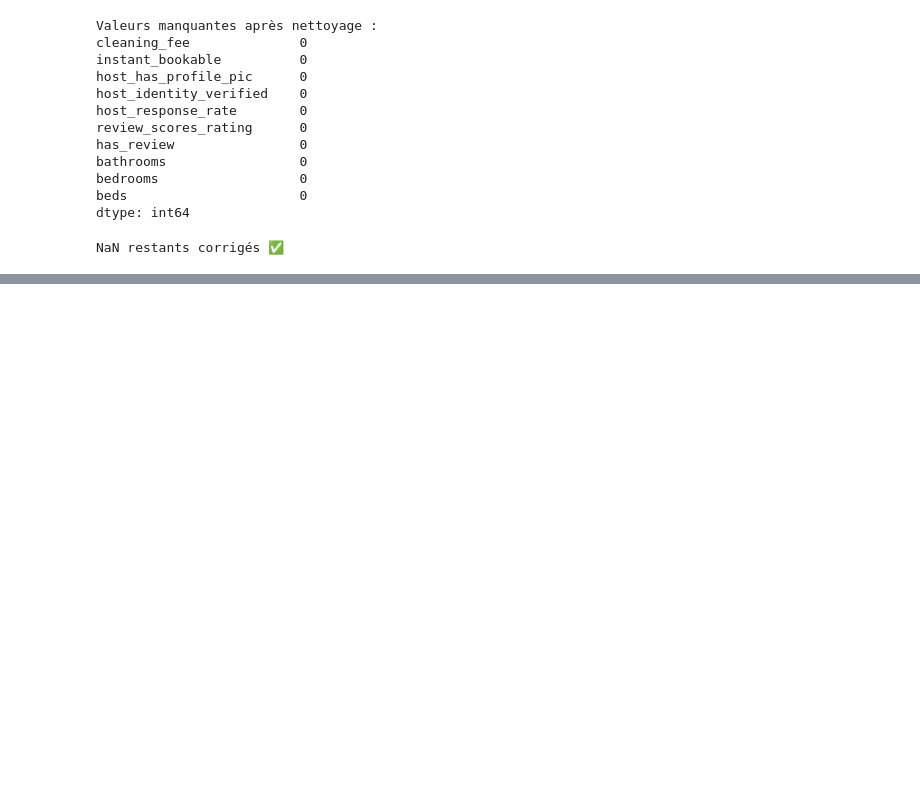
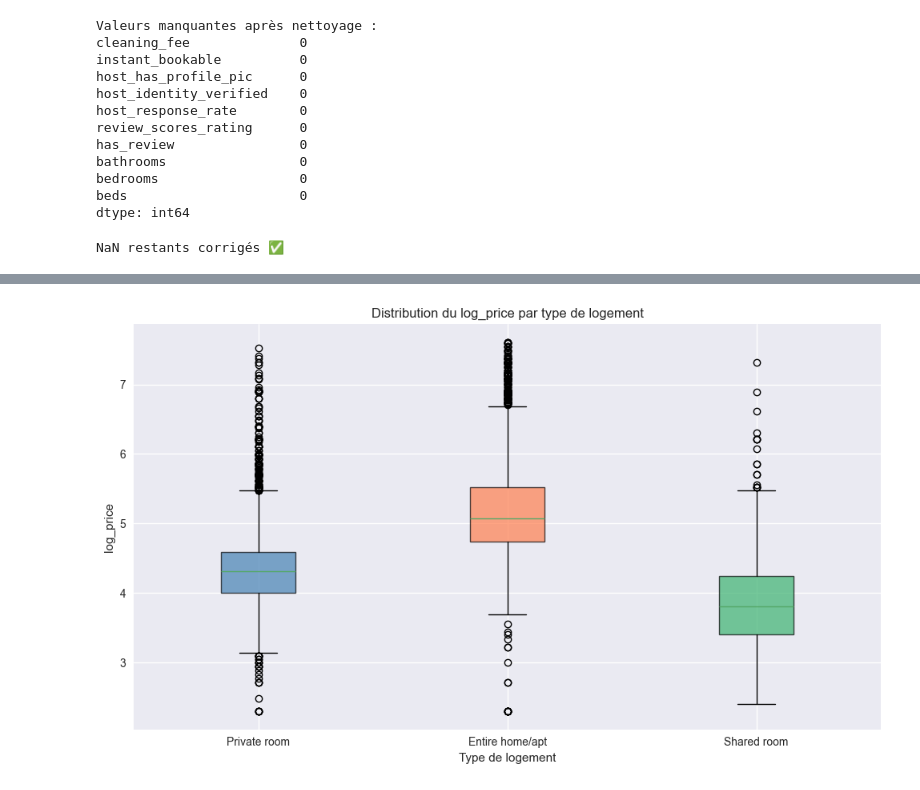
Before and after one commit to GingaShift/airbnb-price-oracle, a Jupyter notebook: notebooks/airbnb_price_oracle.ipynb, the cells around one changed output, grey strips where cells are left out. Saved outputs shown, nothing was run; the diff lists cells and outputs as text; code cells hidden in the pictures; blank space fills up the shorter version.

```diff
--- a/notebooks/airbnb_price_oracle.ipynb
+++ b/notebooks/airbnb_price_oracle.ipynb
@@ -301,0 +365,23 @@ NaN restants corrigés ✅
+# %%
+fig, ax = plt.subplots(figsize=(10, 6))
+
+room_types = train_clean['room_type'].unique()
+data_by_room = [train_clean[train_clean['room_type'] == rt]['log_price'].values
+                for rt in room_types]
+
+bp = ax.boxplot(data_by_room, labels=room_types, patch_artist=True)
+
+colors = ['steelblue', 'coral', 'mediumseagreen']
+for patch, color in zip(bp['boxes'], colors):
+    patch.set_facecolor(color)
+    patch.set_alpha(0.7)
+
+ax.set_title('Distribution du log_price par type de logement')
+ax.set_xlabel('Type de logement')
+ax.set_ylabel('log_price')
+
+plt.tight_layout()
+plt.savefig('../outputs/boxplot_by_roomtype.png', dpi=150, bbox_inches='tight')
+plt.show()
+# %% [output]
+[figure, added]
```
Also changed, not shown: parts of 13 cells of this notebook, 6 other files.
